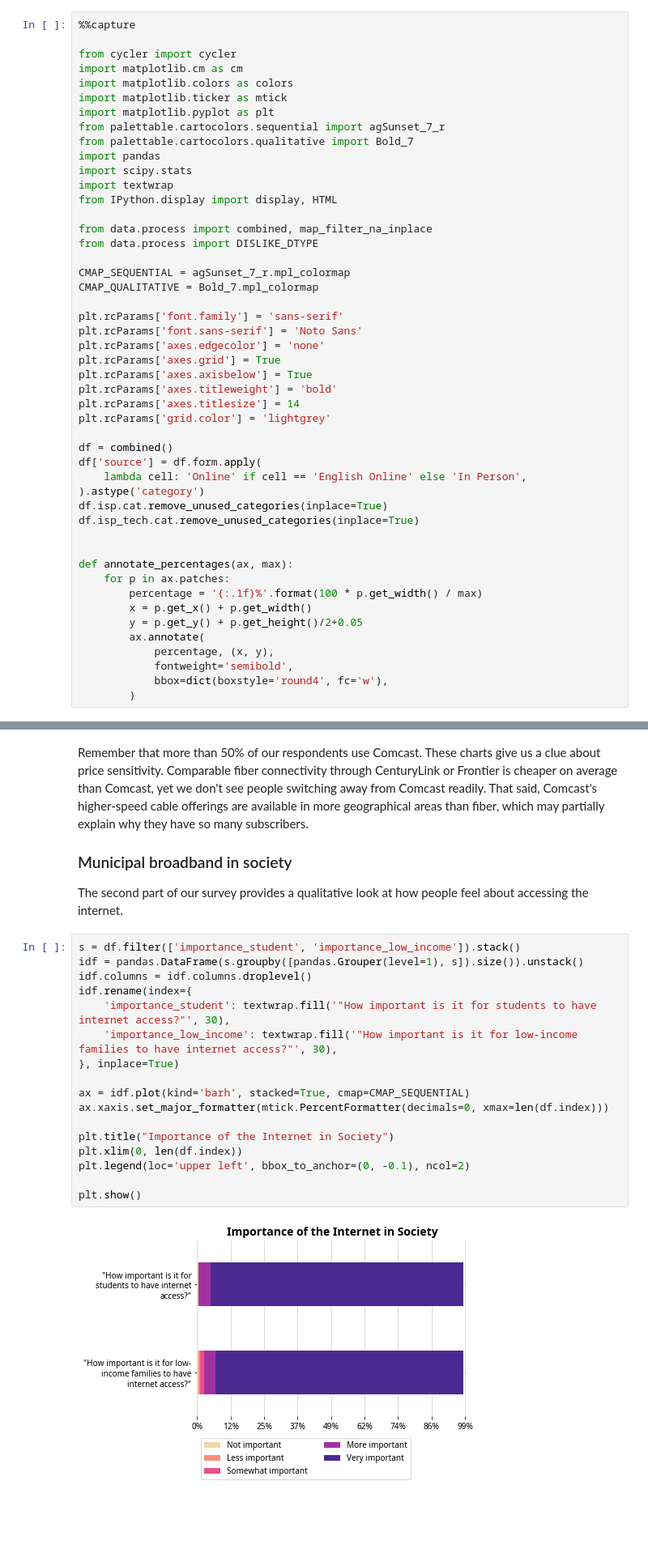
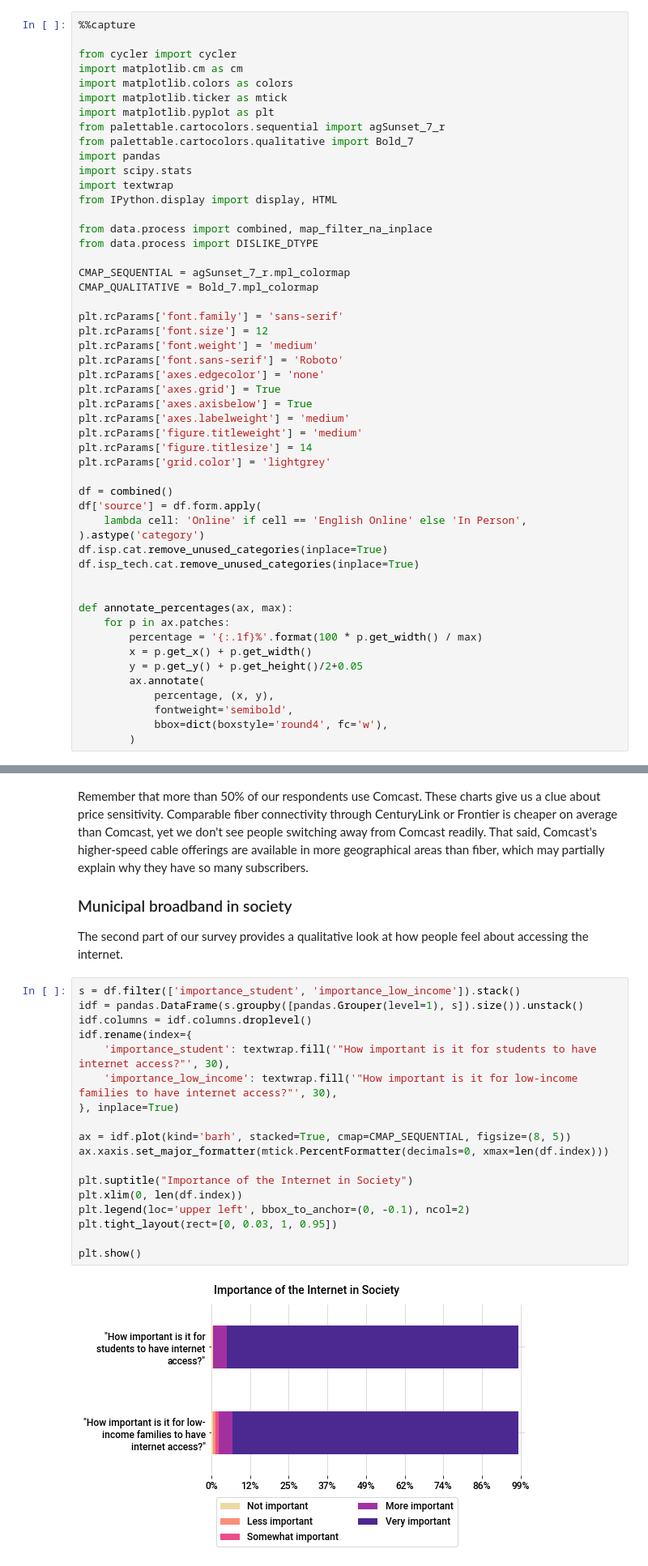
Before and after one commit to municipalbroadband/reports, a Jupyter notebook: mbpdx/2020-02-community-engagement/report.ipynb, the cells around one changed output, grey strips where cells are left out. Shown at 81% size. Drawn from its saved outputs; the diff is of its cells as text; blank space fills up the shorter version.

```diff
--- a/mbpdx/2020-02-community-engagement/report.ipynb
+++ b/mbpdx/2020-02-community-engagement/report.ipynb
@@ -20,12 +20,15 @@ CMAP_SEQUENTIAL = agSunset_7_r.mpl_colormap
 CMAP_QUALITATIVE = Bold_7.mpl_colormap
 
 plt.rcParams['font.family'] = 'sans-serif'
-plt.rcParams['font.sans-serif'] = 'Noto Sans'
+plt.rcParams['font.size'] = 12
+plt.rcParams['font.weight'] = 'medium'
+plt.rcParams['font.sans-serif'] = 'Roboto'
 plt.rcParams['axes.edgecolor'] = 'none'
 plt.rcParams['axes.grid'] = True
 plt.rcParams['axes.axisbelow'] = True
-plt.rcParams['axes.titleweight'] = 'bold'
-plt.rcParams['axes.titlesize'] = 14
+plt.rcParams['axes.labelweight'] = 'medium'
+plt.rcParams['figure.titleweight'] = 'medium'
+plt.rcParams['figure.titlesize'] = 14
 plt.rcParams['grid.color'] = 'lightgrey'
 
 df = combined()
@@ -179,22 +188,23 @@ The second part of our survey provides a qualitative look at how people feel abo
 # %%
 s = df.filter(['importance_student', 'importance_low_income']).stack()
 idf = pandas.DataFrame(s.groupby([pandas.Grouper(level=1), s]).size()).unstack()
 idf.columns = idf.columns.droplevel()
 idf.rename(index={
     'importance_student': textwrap.fill('"How important is it for students to have internet access?"', 30),
     'importance_low_income': textwrap.fill('"How important is it for low-income families to have internet access?"', 30),
 }, inplace=True)
 
-ax = idf.plot(kind='barh', stacked=True, cmap=CMAP_SEQUENTIAL)
+ax = idf.plot(kind='barh', stacked=True, cmap=CMAP_SEQUENTIAL, figsize=(8, 5))
 ax.xaxis.set_major_formatter(mtick.PercentFormatter(decimals=0, xmax=len(df.index)))
 
-plt.title("Importance of the Internet in Society")
+plt.suptitle("Importance of the Internet in Society")
 plt.xlim(0, len(df.index))
 plt.legend(loc='upper left', bbox_to_anchor=(0, -0.1), ncol=2)
+plt.tight_layout(rect=[0, 0.03, 1, 0.95])
 
 plt.show()
 # %% [output]
-[figure, old version]
+[figure, new version]
 # %% [markdown]
 Without any consideration for price or how the service would be delivered, almost everyone agreed that it is important for both students and low-income families to have internet access.
 # %%
```
Also changed, not shown: parts of 6 cells of this notebook.
